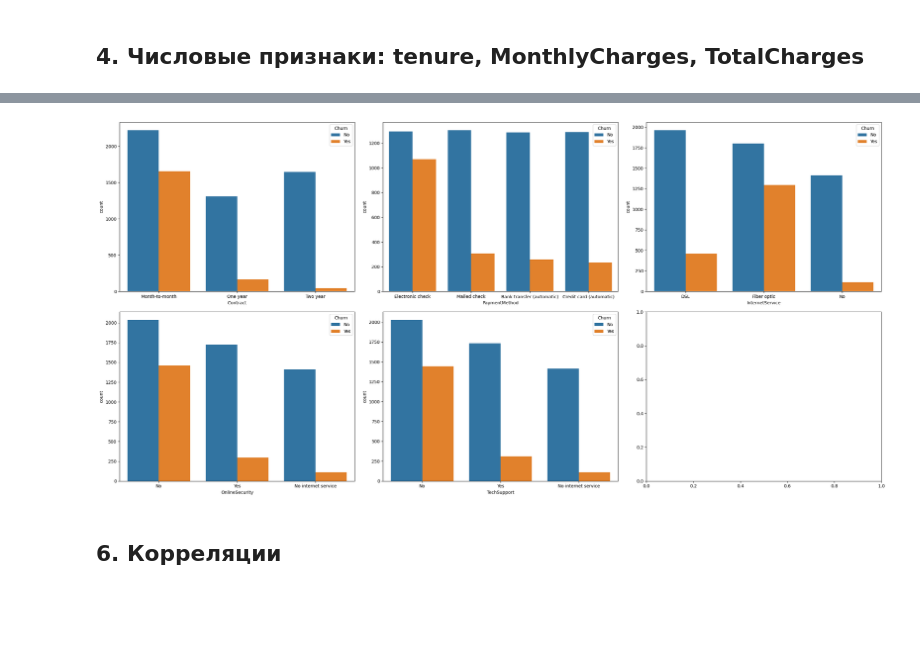
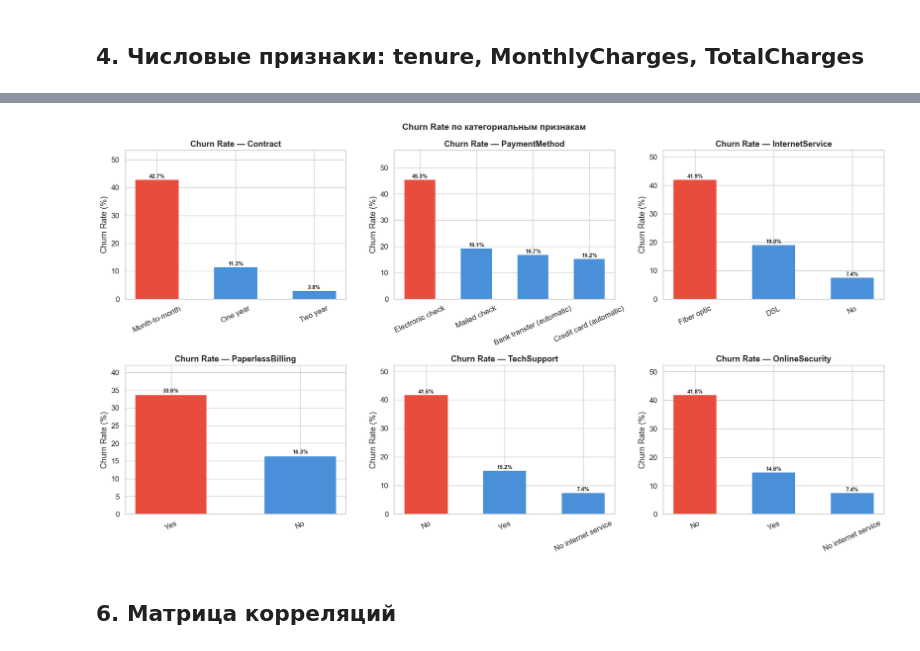
Before and after one commit to TopTatarin/churn-prediction, a Jupyter notebook: notebooks/01_eda.ipynb, the cells around one changed output, grey strips where cells are left out. Saved outputs shown, nothing was run; the diff lists cells and outputs as text; code cells hidden in the pictures; blank space fills up the shorter version.

```diff
--- a/notebooks/01_eda.ipynb
+++ b/notebooks/01_eda.ipynb
@@ -103,15 +138,28 @@ Contract, PaymentMethod, InternetService и т.д.
-# %%
-# TODO: countplot/barplot по каждой категориальной фиче с разбивкой по Churn
-fig, axes = plt.subplots(2, 3, figsize=(25, 12))
-sns.countplot(data=df, x='Contract', hue='Churn', ax=axes[0][0])
-sns.countplot(data=df, x='PaymentMethod', hue='Churn', ax=axes[0][1])
-sns.countplot(data=df, x='InternetService', hue='Churn', ax=axes[0][2])
-sns.countplot(data=df, x='OnlineSecurity', hue='Churn', ax=axes[1][0])
-sns.countplot(data=df, x='TechSupport', hue='Churn', ax=axes[1][1])
-
-plt.tight_layout()
-plt.show()
-# %% [output]
-[figure, removed]
+# %%
+cat_cols = ["Contract", "PaymentMethod", "InternetService",
+            "PaperlessBilling", "TechSupport", "OnlineSecurity"]
+
+fig, axes = plt.subplots(2, 3, figsize=(18, 10))
+
+for ax, col in zip(axes.flatten(), cat_cols):
+    rates = (df.groupby(col)["Churn"]
+               .apply(lambda x: (x == "Yes").mean() * 100)
+               .sort_values(ascending=False))
+    bar_colors = ["#E74C3C" if v > 30 else "#4A90D9" for v in rates]
+    bars = ax.bar(rates.index.astype(str), rates.values,
+                  color=bar_colors, edgecolor="none", width=0.55)
+    for bar, v in zip(bars, rates.values):
+        ax.text(bar.get_x() + bar.get_width() / 2, v + 0.7,
+                f"{v:.1f}%", ha="center", fontsize=9, fontweight="bold")
+    ax.set_title(f"Churn Rate — {col}", fontweight="bold")
+    ax.set_ylabel("Churn Rate (%)")
+    ax.set_ylim(0, rates.max() * 1.25)
+    ax.tick_params(axis="x", rotation=25)
+
+plt.suptitle("Churn Rate по категориальным признакам", fontsize=14, fontweight="bold")
+plt.tight_layout()
+plt.show()
+# %% [output]
+[figure, added]
 # %% [markdown]
-## 6. Корреляции
+## 6. Матрица корреляций
```
Also changed, not shown: parts of 21 cells of this notebook, 4 other files.
